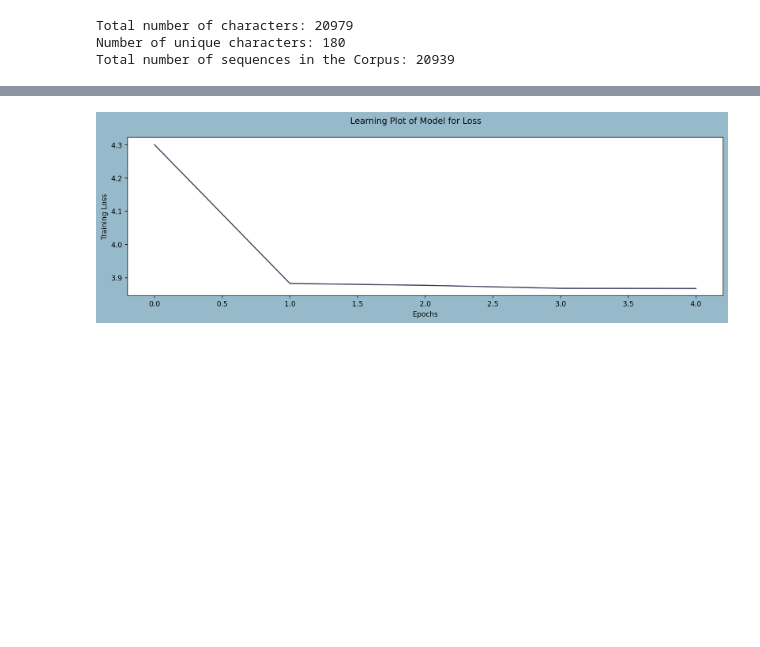
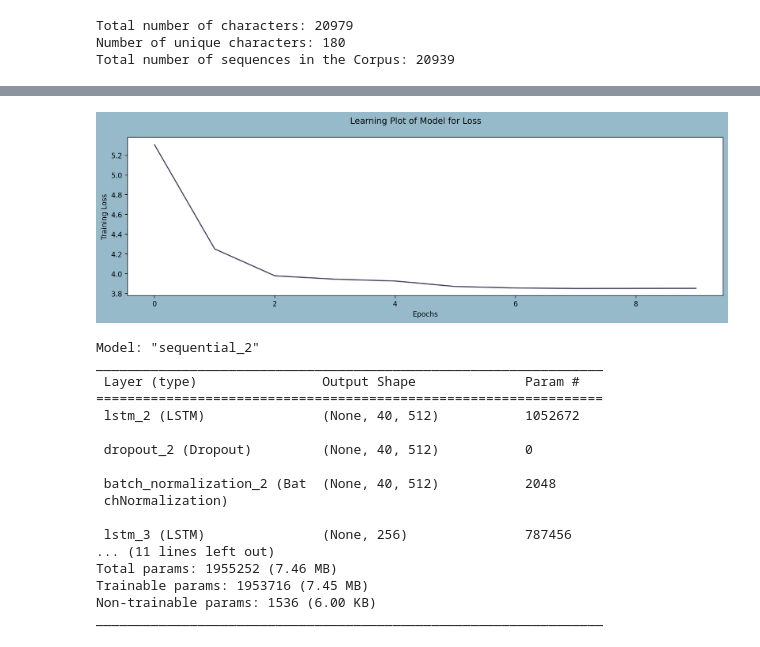
Before and after one commit to monica-ayala/MusicGenerator, a Jupyter notebook: Untitled.ipynb, the cells around one changed output, grey strips where cells are left out. Saved outputs shown, nothing was run; the diff lists cells and outputs as text; code cells hidden in the pictures; blank space fills up the shorter version.

Commit message:
Improvements upon code and model

```diff
--- a/Untitled.ipynb
+++ b/Untitled.ipynb
@@ -146,10 +123,8 @@ Least frequent note in Corpus appeared: 1 time
 Total number of notes that occur less than 100 times: 176
 Length of Corpus after elemination the rare notes: 20979
 # %%
-
 ## BEGINING OF PREPROCESSING
 
-# Storing all the unique characters present in my corpus to bult a mapping dic.
 symb = sorted(list(set(Corpus)))
 
 L_corpus = len(Corpus) #length of corpus
@@ -172,59 +147,51 @@ for i in range(0, L_corpus - length, 1):
     features.append([mapping[j] for j in feature])
     targets.append(mapping[target])
 
-
 L_datapoints = len(targets)
 print("Total number of sequences in the Corpus:", L_datapoints)
 
 # reshape X and normalize
 X = (np.reshape(features, (L_datapoints, length, 1)))/ float(L_symb)
+
 # one hot encode the output variable
 y = tf.keras.utils.to_categorical(targets)
 
 #Taking out a subset of data to be used as seed
-X_train, X_seed, y_train, y_seed = train_test_split(X, y, test_size=0.2, random_state=42)
-
-## END OF PREPROCESSING
+X_train, X_seed, y_train, y_seed = train_test_split(X, y, test_size=0.5, random_state=45)
 # %% [output]
 Total number of characters: 20979
 Number of unique characters: 180
 Total number of sequences in the Corpus: 20939
 # %%
-
 ## BEGINING OF MODEL IMPLEMENTAITON
-model_file_path = "saved_model.h5"
+model_file_path = "saved_model.keras"
 
 if os.path.exists(model_file_path):
-    # Load the existing model if it has been saved before
     model = keras.models.load_model(model_file_path)
 else:
-    # Initialize and compile the model if it doesn't exist
     model = Sequential()
     model.add(LSTM(512, input_shape=(X.shape[1], X.shape[2]), return_sequences=True))
     model.add(Dropout(0.1))
+    model.add(BatchNormalization())
     model.add(LSTM(256))
     model.add(Dense(256))
+    model.add(BatchNormalization())
     model.add(Dropout(0.1))
     model.add(Dense(y.shape[1], activation='softmax'))
 
     opt = Adamax(learning_rate=0.01)
     model.compile(loss='categorical_crossentropy', optimizer=opt)
 
-    # Training the Model
-    history = model.fit(X_train, y_train, batch_size=500, epochs=50)
-
-    # Save the trained model
+    history = model.fit(X_train, y_train, batch_size=500, epochs=10)
     model.save(model_file_path)
 
-# Model's Summary
+    history_df = pd.DataFrame(history.history)
+    fig = plt.figure(figsize=(15,4), facecolor="#97BACB")
+    fig.suptitle("Learning Plot of Model for Loss")
+    pl=sns.lineplot(data=history_df["loss"],color="#444160")
+    pl.set(ylabel ="Training Loss")
+    pl.set(xlabel ="Epochs")
+    plt.show()
+
 model.summary()
-
-#Plotting the learnings
-history_df = pd.DataFrame(history.history)
-fig = plt.figure(figsize=(15,4), facecolor="#97BACB")
-fig.suptitle("Learning Plot of Model for Loss")
-pl=sns.lineplot(data=history_df["loss"],color="#444160")
-pl.set(ylabel ="Training Loss")
-pl.set(xlabel ="Epochs")
-plt.show()
 # %% [output]
@@ -248 +218,18 @@ _________________________________________________________________
-[figure, old version]
+[figure, new version]
+Model: "sequential_2"
+_________________________________________________________________
+ Layer (type)                Output Shape              Param #
+=================================================================
+ lstm_2 (LSTM)               (None, 40, 512)           1052672
+
+ dropout_2 (Dropout)         (None, 40, 512)           0
+
+ batch_normalization_2 (Bat  (None, 40, 512)           2048
+ chNormalization)
+
+ lstm_3 (LSTM)               (None, 256)               787456
+... (11 lines left out)
+Total params: 1955252 (7.46 MB)
+Trainable params: 1953716 (7.45 MB)
+Non-trainable params: 1536 (6.00 KB)
+_________________________________________________________________
```
Also changed, not shown: parts of 6 cells of this notebook, 4 other files.
